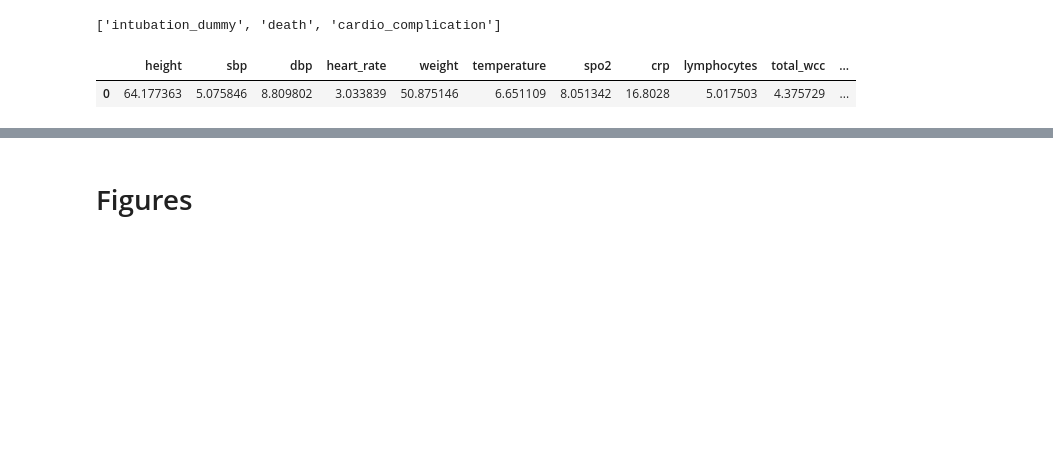
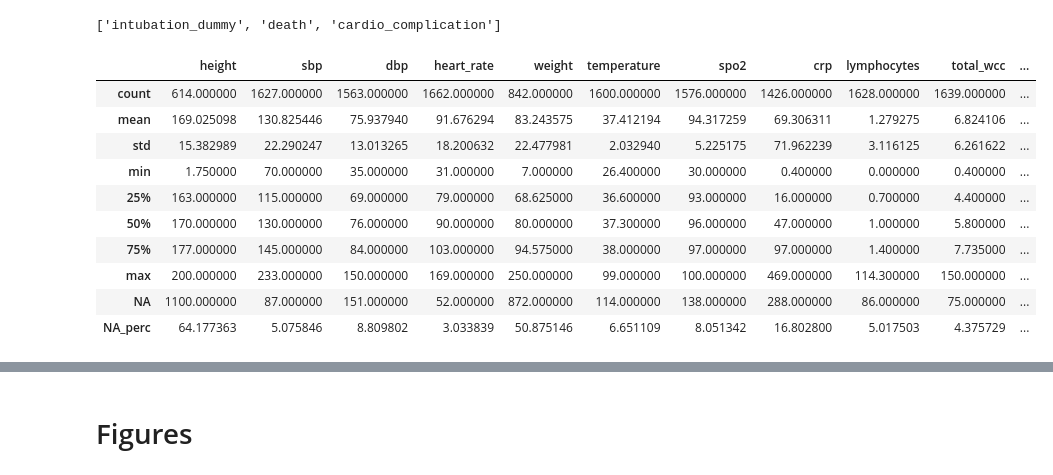
Before and after one commit to harrisonnguyen/cardiac_covid_model, a Jupyter notebook: paper figures.ipynb, the cells around one changed output, grey strips where cells are left out. Cells and saved outputs as stored; diff of their text form; code cells hidden in the pictures; blank space fills up the shorter version.

```diff
--- a/paper figures.ipynb
+++ b/paper figures.ipynb
@@ -148,12 +150,21 @@ predictor
 # %% [output]
 ['intubation_dummy', 'death', 'cardio_complication']
 # %%
-cont_describe = df[float_col+int_col].describe()
+cont_describe = data[float_col+int_col].describe()
-# %%
-pd.DataFrame(df[float_col+int_col].isna().sum()).T/df.shape[0]*100
-# %% [output]
-|  | height | sbp | dbp | heart_rate | weight | temperature | spo2 | crp | lymphocytes | total_wcc | ... |
-| 0 | 64.177363 | 5.075846 | 8.809802 | 3.033839 | 50.875146 | 6.651109 | 8.051342 | 16.8028 | 5.017503 | 4.375729 | ... |
 # %%
-cont_describe = pd.concat([cont_describe,pd.DataFrame(df[float_col+int_col].isna().sum()).T]).rename(index={0:'NA'})
-cont_describe.loc['NA_perc',:] = cont_describe.loc['NA',:]/df.shape[0]*100
+cont_describe = pd.concat([cont_describe,pd.DataFrame(data[float_col+int_col].isna().sum()).T]).rename(index={0:'NA'})
+cont_describe.loc['NA_perc',:] = cont_describe.loc['NA',:]/data.shape[0]*100
+# %%
+cont_describe
+# %% [output]
+|  | height | sbp | dbp | heart_rate | weight | temperature | spo2 | crp | lymphocytes | total_wcc | ... |
+| count | 614.000000 | 1627.000000 | 1563.000000 | 1662.000000 | 842.000000 | 1600.000000 | 1576.000000 | 1426.000000 | 1628.000000 | 1639.000000 | ... |
+| mean | 169.025098 | 130.825446 | 75.937940 | 91.676294 | 83.243575 | 37.412194 | 94.317259 | 69.306311 | 1.279275 | 6.824106 | ... |
+| std | 15.382989 | 22.290247 | 13.013265 | 18.200632 | 22.477981 | 2.032940 | 5.225175 | 71.962239 | 3.116125 | 6.261622 | ... |
+| min | 1.750000 | 70.000000 | 35.000000 | 31.000000 | 7.000000 | 26.400000 | 30.000000 | 0.400000 | 0.000000 | 0.400000 | ... |
+| 25% | 163.000000 | 115.000000 | 69.000000 | 79.000000 | 68.625000 | 36.600000 | 93.000000 | 16.000000 | 0.700000 | 4.400000 | ... |
+| 50% | 170.000000 | 130.000000 | 76.000000 | 90.000000 | 80.000000 | 37.300000 | 96.000000 | 47.000000 | 1.000000 | 5.800000 | ... |
+| 75% | 177.000000 | 145.000000 | 84.000000 | 103.000000 | 94.575000 | 38.000000 | 97.000000 | 97.000000 | 1.400000 | 7.735000 | ... |
+| max | 200.000000 | 233.000000 | 150.000000 | 169.000000 | 250.000000 | 99.000000 | 100.000000 | 469.000000 | 114.300000 | 150.000000 | ... |
+| NA | 1100.000000 | 87.000000 | 151.000000 | 52.000000 | 872.000000 | 114.000000 | 138.000000 | 288.000000 | 86.000000 | 75.000000 | ... |
+| NA_perc | 64.177363 | 5.075846 | 8.809802 | 3.033839 | 50.875146 | 6.651109 | 8.051342 | 16.802800 | 5.017503 | 4.375729 | ... |
```
Also changed, not shown: parts of 18 cells of this notebook, 54 other files.
